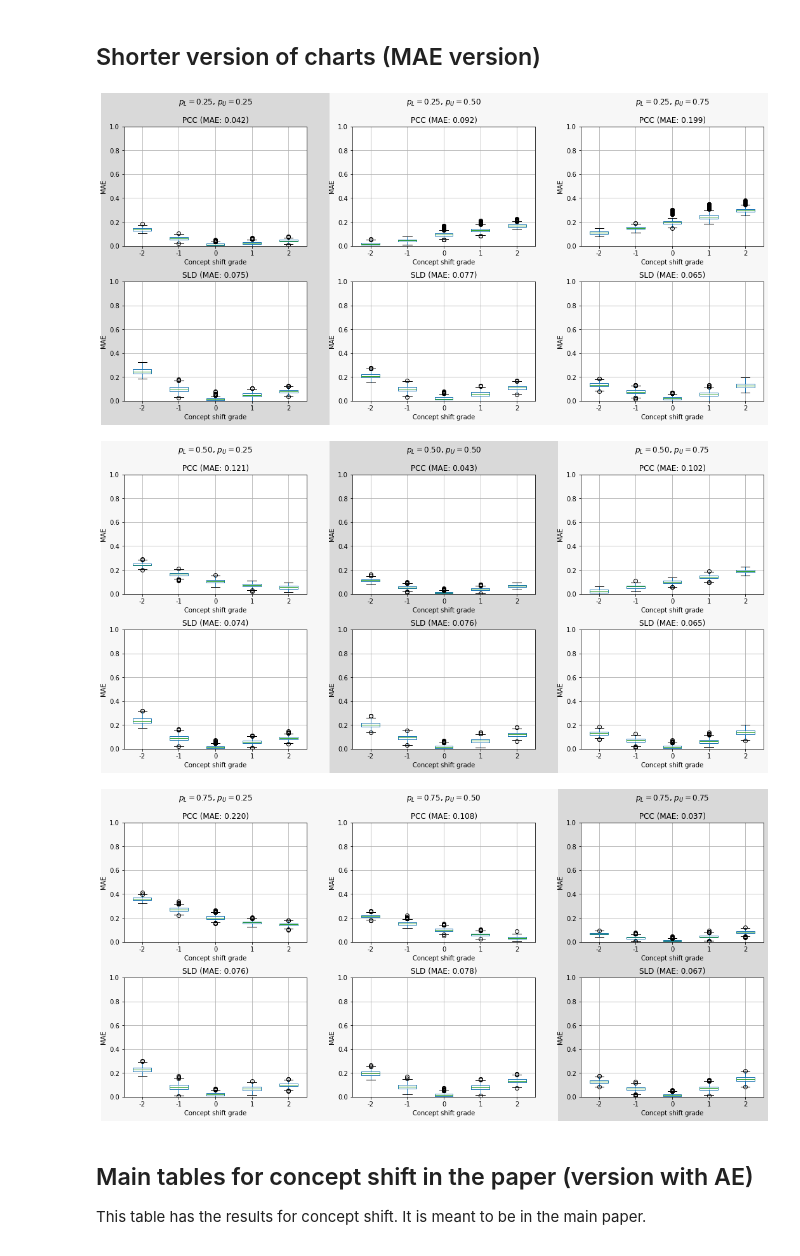
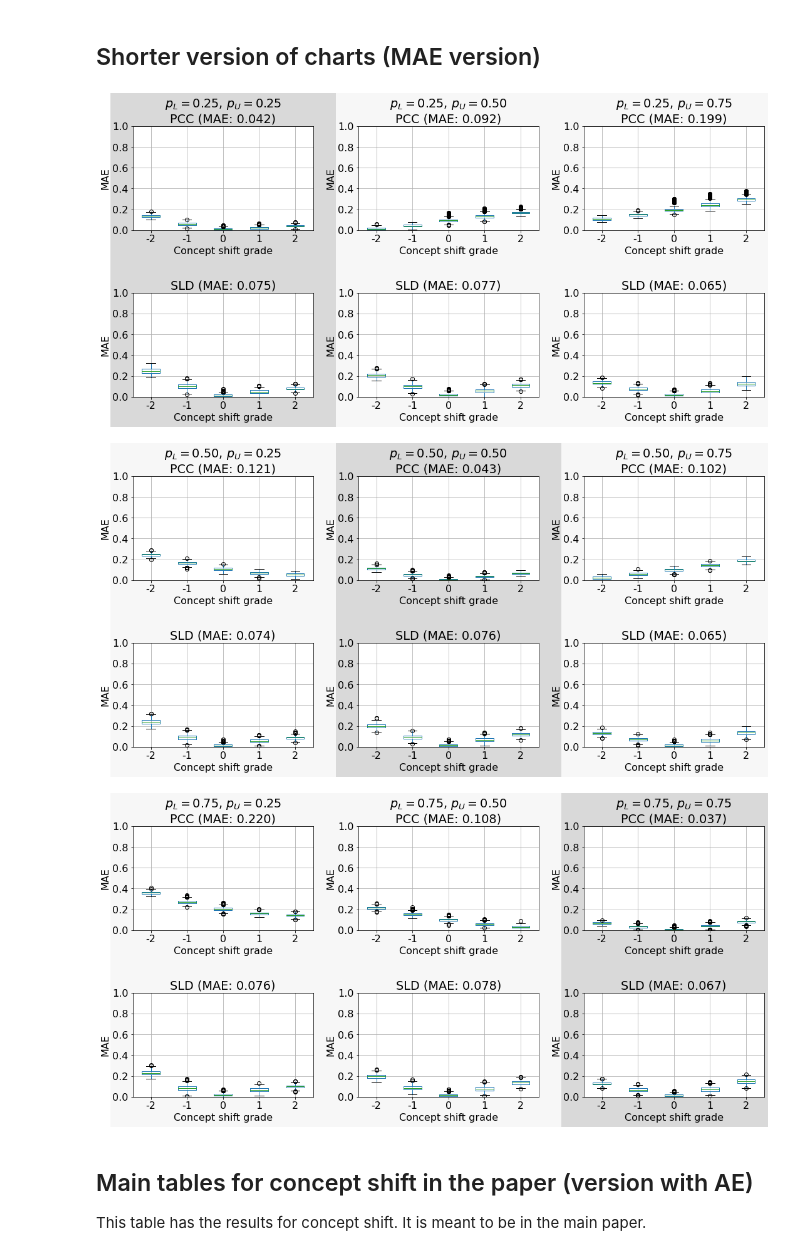
Before and after one commit to pglez82/quant_datasetshift, a Jupyter notebook: analyze_results_concept.ipynb, the cells around one changed output. Cells and saved outputs as stored; diff of their text form; code cells hidden in the pictures.

```diff
--- a/analyze_results_concept.ipynb
+++ b/analyze_results_concept.ipynb
@@ -8,6 +8,9 @@ import os
 pd.set_option('display.max_rows', 500)
 pd.set_option('display.max_columns', 500)
 pd.set_option('display.width', 150)
+
+#Font size for the plots
+plt.rcParams['font.size'] = '16'
 
 
 export_dir = '/home/pgonzalez/Dropbox/quant_datasetshift/'
@@ -114,7 +117,7 @@ quantificators = ["CC", "ACC", "PCC", "PACC", "DyS", "SLD"]
 for p_train in ps_train:
     for p_test in ps_test:
         fig, ax = plt.subplots(2,3,figsize=(15,8))
-        plt.subplots_adjust(hspace=0.3)
+        plt.subplots_adjust(hspace=0.5)
         for k,quant_name in enumerate(quantificators):
             exp_id = "%s_%f_%f" % (quant_name,p_train,p_test)
             results = results_dict[quant_name]
@@ -142,34 +145,34 @@ for p_train in ps_train:
 # %%
 quantificators = ["PCC", "SLD"]
 
 for i, p_train in enumerate(ps_train):
     fig = plt.figure(figsize=(15,8))
     subfigs = fig.subfigures(ncols=3,wspace=2)
-    plt.subplots_adjust(hspace=0.3)
+    plt.subplots_adjust(hspace=0.6)
 
     for j, p_test in enumerate(ps_test):
         axs = subfigs[j].subplots(nrows=2)
         for k,quant_name in enumerate(quantificators):
             exp_id = "%s_%f_%f" % (quant_name,p_train,p_test)
             results = results_dict[quant_name]
             results = results.loc[(results['p_test'] == p_test) & (results['p_train'] == p_train)]
             axs[k].set_ylim(0, 1)
             axs[k].set_ylabel(error)
             results.boxplot(ax=axs[k],column='MAE',by='cut_points')
             axs[k].set_xlabel("Concept shift grade")
             axs[k].set_title("%s (%s: %.3f)"  % (quant_name,error,mean_error_methods[exp_id]))
         subfigs[j].suptitle('$p_{L}=%.2f$, $p_{U}=%.2f$' % (p_train,p_test))
         if p_train==p_test:
             subfigs[j].set_facecolor('0.85')
         else:
             subfigs[j].set_facecolor('0.97')
 
-    plt.savefig(os.path.join(export_dir,"images/conceptsummary_{}.pdf".format(p_train)),format='pdf')
-    plt.savefig(os.path.join(export_dir,"images/conceptsummary_{}.png".format(p_train)),format='png')
+    plt.savefig(os.path.join(export_dir,"images/conceptsummary_{}.pdf".format(p_train)),format='pdf',bbox_inches='tight')
+    plt.savefig(os.path.join(export_dir,"images/conceptsummary_{}.png".format(p_train)),format='png',bbox_inches='tight')
 # %% [output]
-[figure, old version]
+[figure, new version]
-[figure, old version]
+[figure, new version]
-[figure, old version]
+[figure, new version]
 # %% [markdown]
 ## Main tables for concept shift in the paper (version with AE)
 
```
Also changed, not shown: parts of 2 cells of this notebook, 2 other files.
